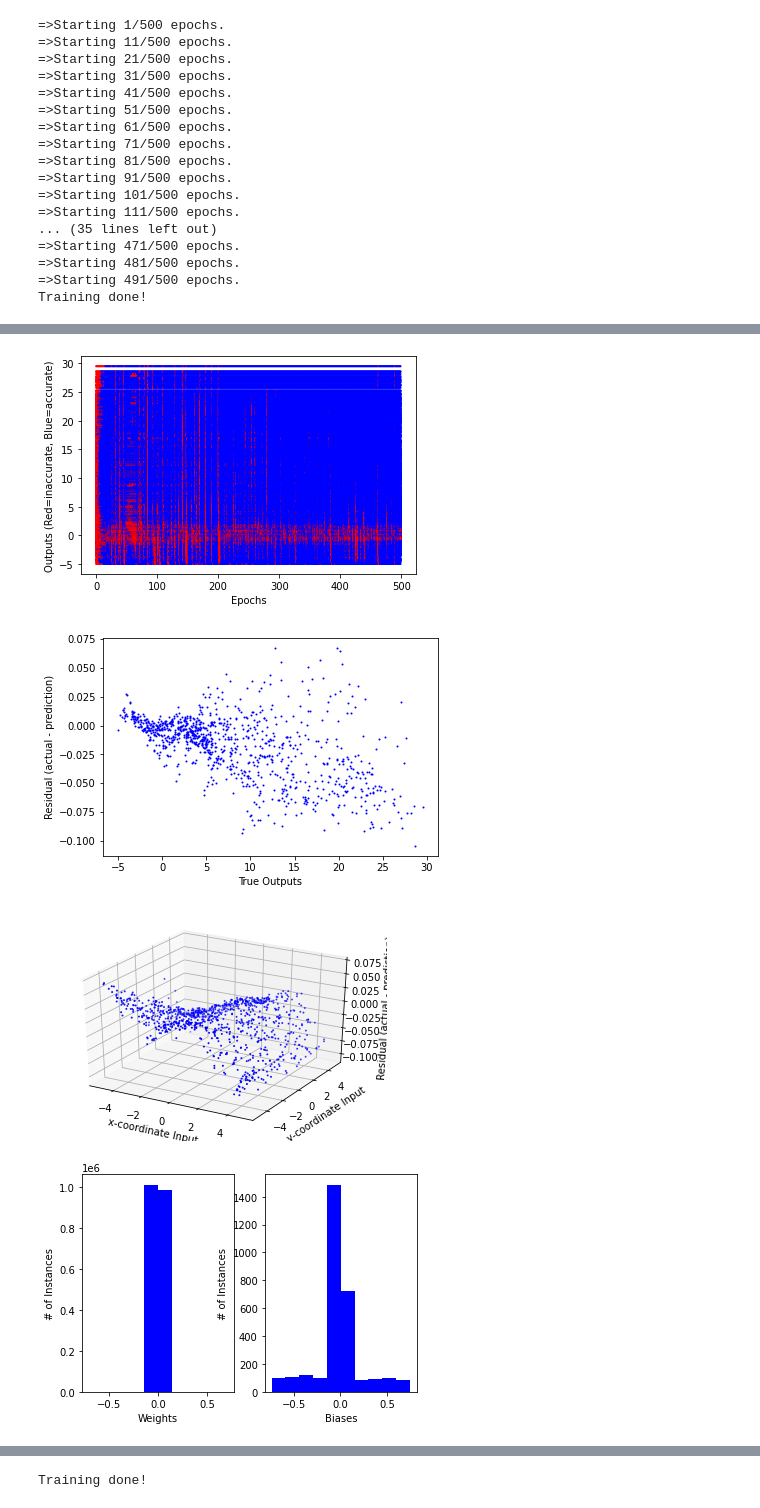
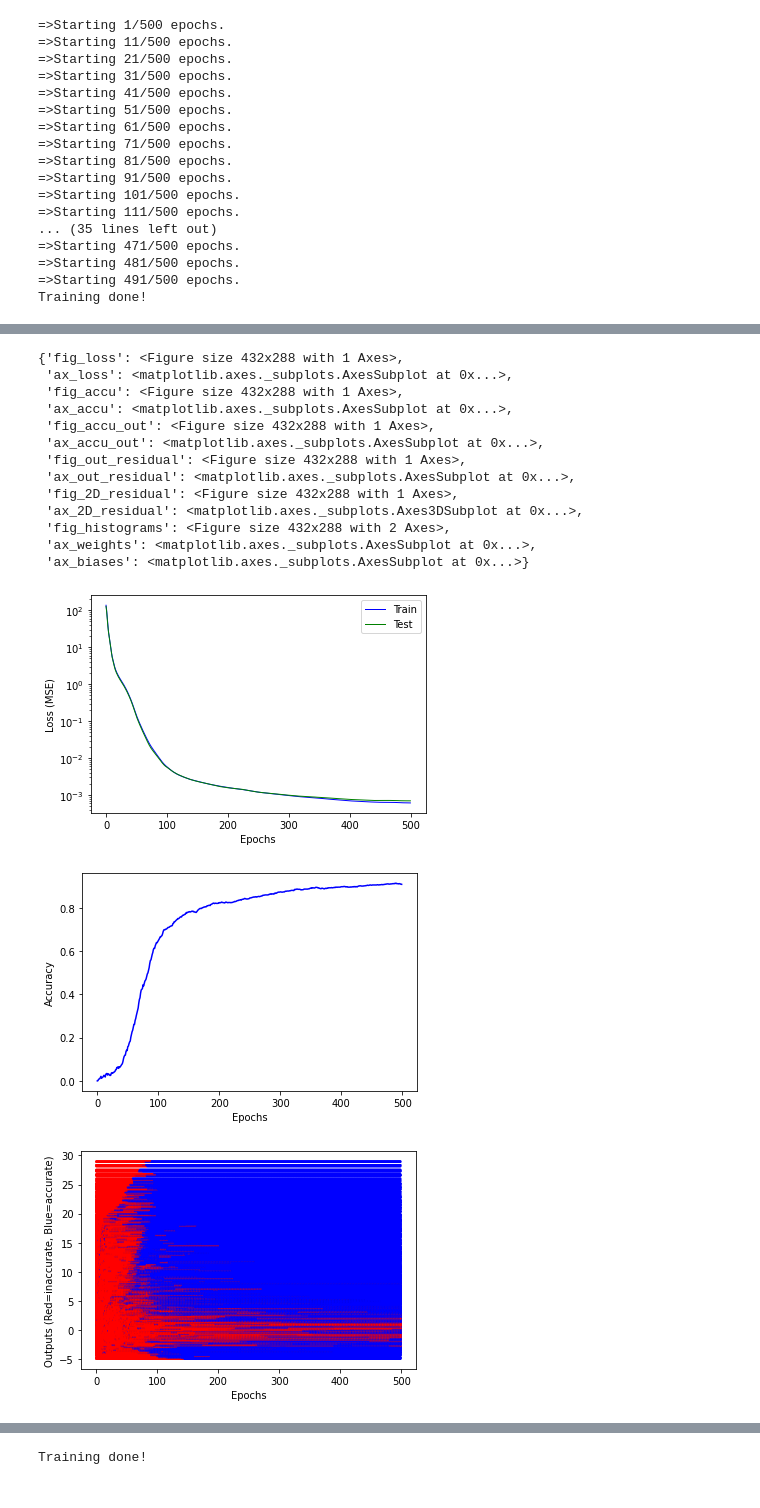
Before and after one commit to NDCMS/NDParticleML, a Jupyter notebook: Learning_x^2+y/Learn x^2+y.ipynb, the cells around one changed output, grey strips where cells are left out. Drawn from its saved outputs; the diff is of its cells as text; code cells hidden in the pictures.

```diff
--- a/Learning_x^2+y/Learn x^2+y.ipynb
+++ b/Learning_x^2+y/Learn x^2+y.ipynb
@@ -221,0 +25,11 @@ torch.Size([10000, 1])
+# %%
+# Notebook
+
+# Hyperparameters
+N = 2
+train_size = 10000
+test_size = 1000
+hidden_nodes = 100
+hidden_layers = 1
+batch_size = 100
+n_epochs = 500
@@ -221,0 +49,4 @@ torch.Size([10000, 1])
+# %%
+# Data sets
+graph_data = nnm.new_graph_data(test_size, n_epochs)
+analysis_data = nnm.new_analysis_data() # Stores data of hyperparameters vs. performance
@@ -222,6 +56,6 @@ torch.Size([10000, 1])
 # %%
 # Train the model
-train_network(model, hidden_nodes, hidden_layers, inputs, outputs, test_inputs, test_outputs, graph_data, analysis_data, batch_size, n_epochs)
+graph_data = nnm.train_network(model, hidden_nodes, hidden_layers, inputs, outputs, test_inputs, test_outputs, graph_data, analysis_data, batch_size, n_epochs)
 # %% [output]
 =>Starting 1/500 epochs.
 =>Starting 11/500 epochs.
@@ -296,16 +77,21 @@ fig_accu
-# %%
-fig_accu_out
-# %% [output]
-[figure, removed]
-# %%
-fig_out_residual
-# %% [output]
-[figure, removed]
-# %%
-fig_2D_residual
-# %% [output]
-[figure, removed]
-# %%
-fig_histograms
-# %% [output]
-[figure, removed]
+# %%
+# Graphing
+graphs = nnm.new_graphs()
+nnm.graphing(graphs, graph_data)
+# %% [output]
+{'fig_loss': <Figure size 432x288 with 1 Axes>,
+ 'ax_loss': <matplotlib.axes._subplots.AxesSubplot at 0x...>,
+ 'fig_accu': <Figure size 432x288 with 1 Axes>,
+ 'ax_accu': <matplotlib.axes._subplots.AxesSubplot at 0x...>,
+ 'fig_accu_out': <Figure size 432x288 with 1 Axes>,
+ 'ax_accu_out': <matplotlib.axes._subplots.AxesSubplot at 0x...>,
+ 'fig_out_residual': <Figure size 432x288 with 1 Axes>,
+ 'ax_out_residual': <matplotlib.axes._subplots.AxesSubplot at 0x...>,
+ 'fig_2D_residual': <Figure size 432x288 with 1 Axes>,
+ 'ax_2D_residual': <matplotlib.axes._subplots.Axes3DSubplot at 0x...>,
+ 'fig_histograms': <Figure size 432x288 with 2 Axes>,
+ 'ax_weights': <matplotlib.axes._subplots.AxesSubplot at 0x...>,
+ 'ax_biases': <matplotlib.axes._subplots.AxesSubplot at 0x...>}
+[figure, added]
+[figure, added]
+[figure, added]
```
Also changed, not shown: parts of 17 cells of this notebook, 1 other file.
